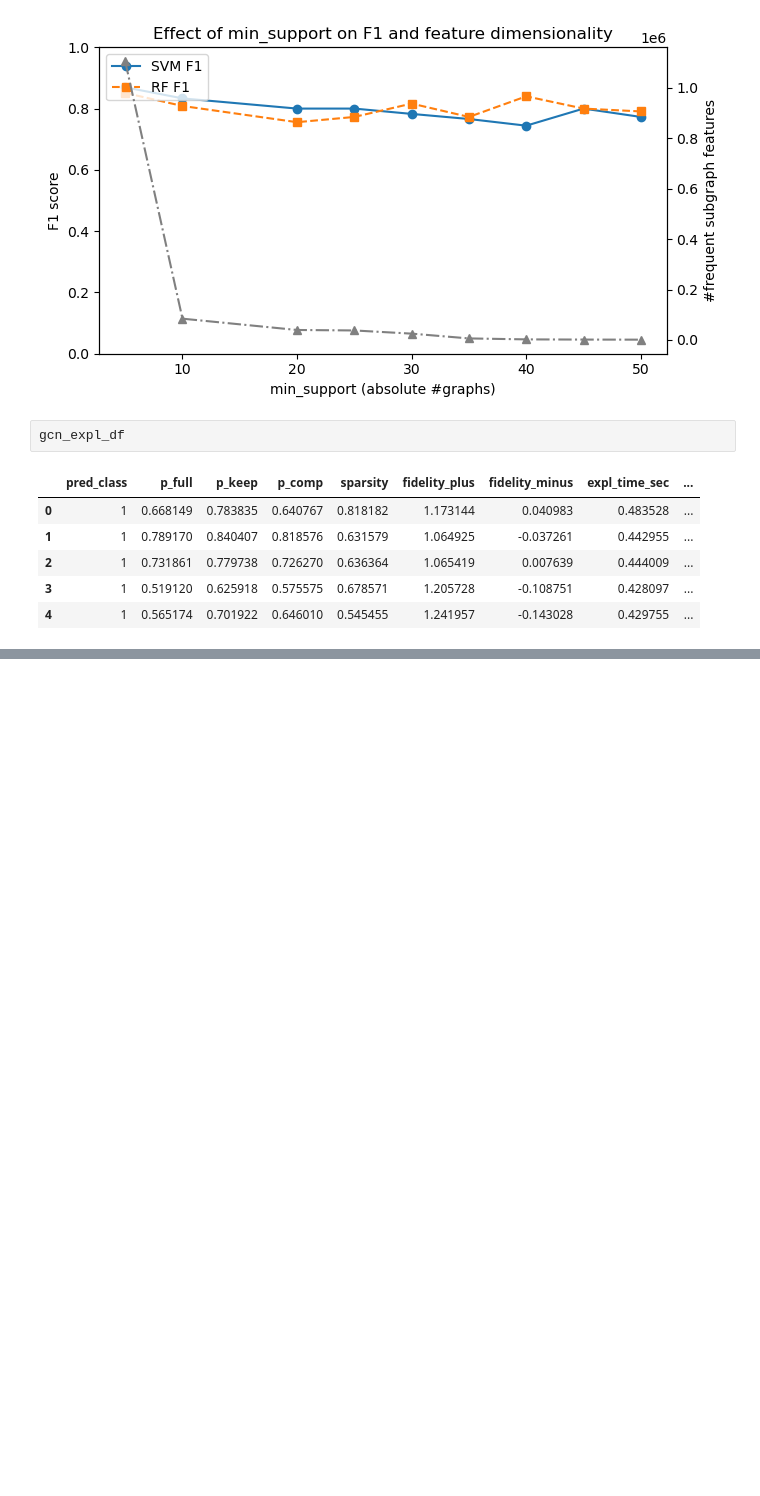
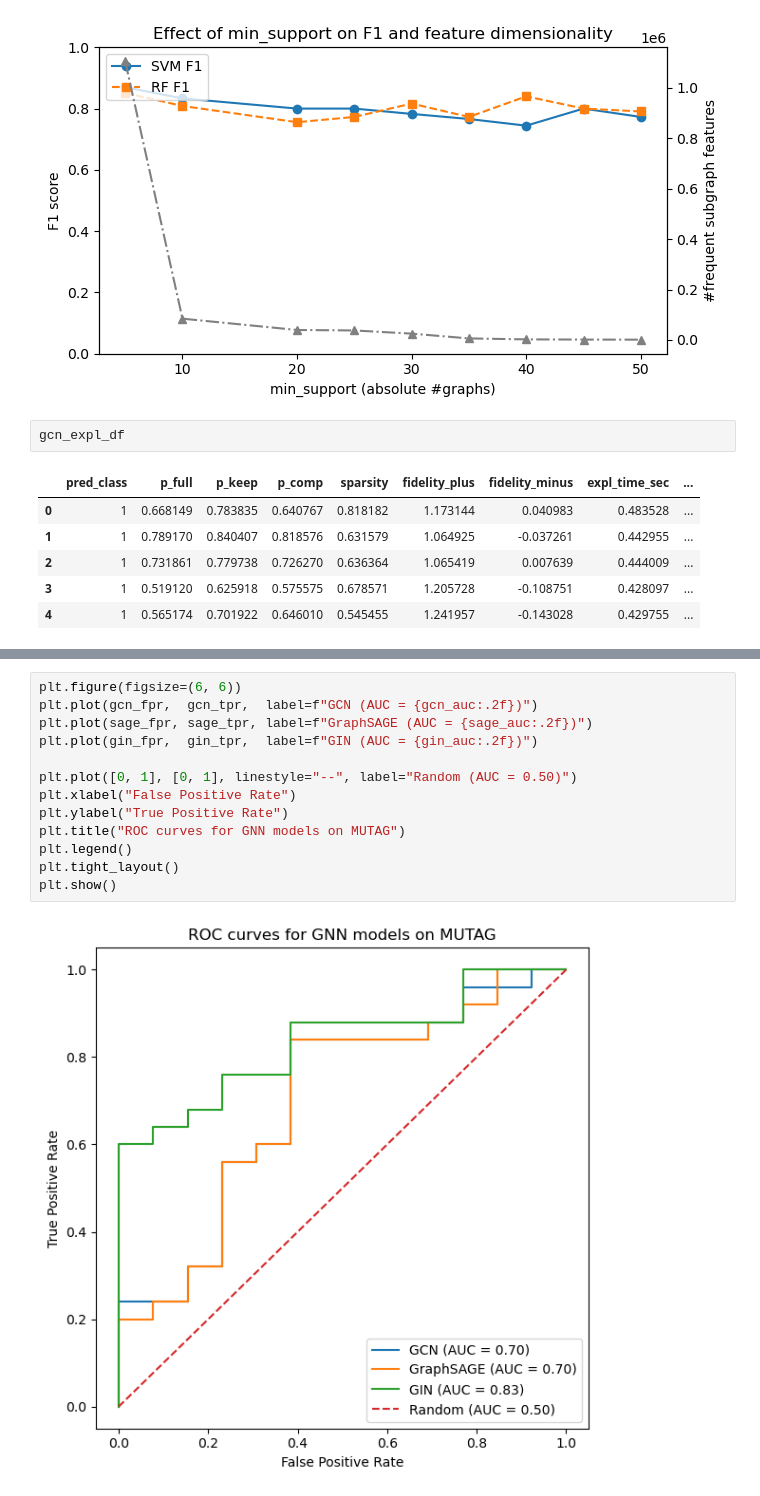
Before and after one commit to aryanmiriyala/CS6010_Project_3_Group_2, a Jupyter notebook: Project 3 Classical and GNN v2.ipynb, the cells around one changed output, grey strips where cells are left out. Cells and saved outputs as stored; diff of their text form; blank space fills up the shorter version.

```diff
--- a/Project 3 Classical and GNN v2.ipynb
+++ b/Project 3 Classical and GNN v2.ipynb
@@ -2509,0 +2737,15 @@ plt.show()
+# %%
+plt.figure(figsize=(6, 6))
+plt.plot(gcn_fpr,  gcn_tpr,  label=f"GCN (AUC = {gcn_auc:.2f})")
+plt.plot(sage_fpr, sage_tpr, label=f"GraphSAGE (AUC = {sage_auc:.2f})")
+plt.plot(gin_fpr,  gin_tpr,  label=f"GIN (AUC = {gin_auc:.2f})")
+
+plt.plot([0, 1], [0, 1], linestyle="--", label="Random (AUC = 0.50)")
+plt.xlabel("False Positive Rate")
+plt.ylabel("True Positive Rate")
+plt.title("ROC curves for GNN models on MUTAG")
+plt.legend()
+plt.tight_layout()
+plt.show()
+# %% [output]
+[figure, added]
```
Also changed, not shown: parts of 11 cells of this notebook.
